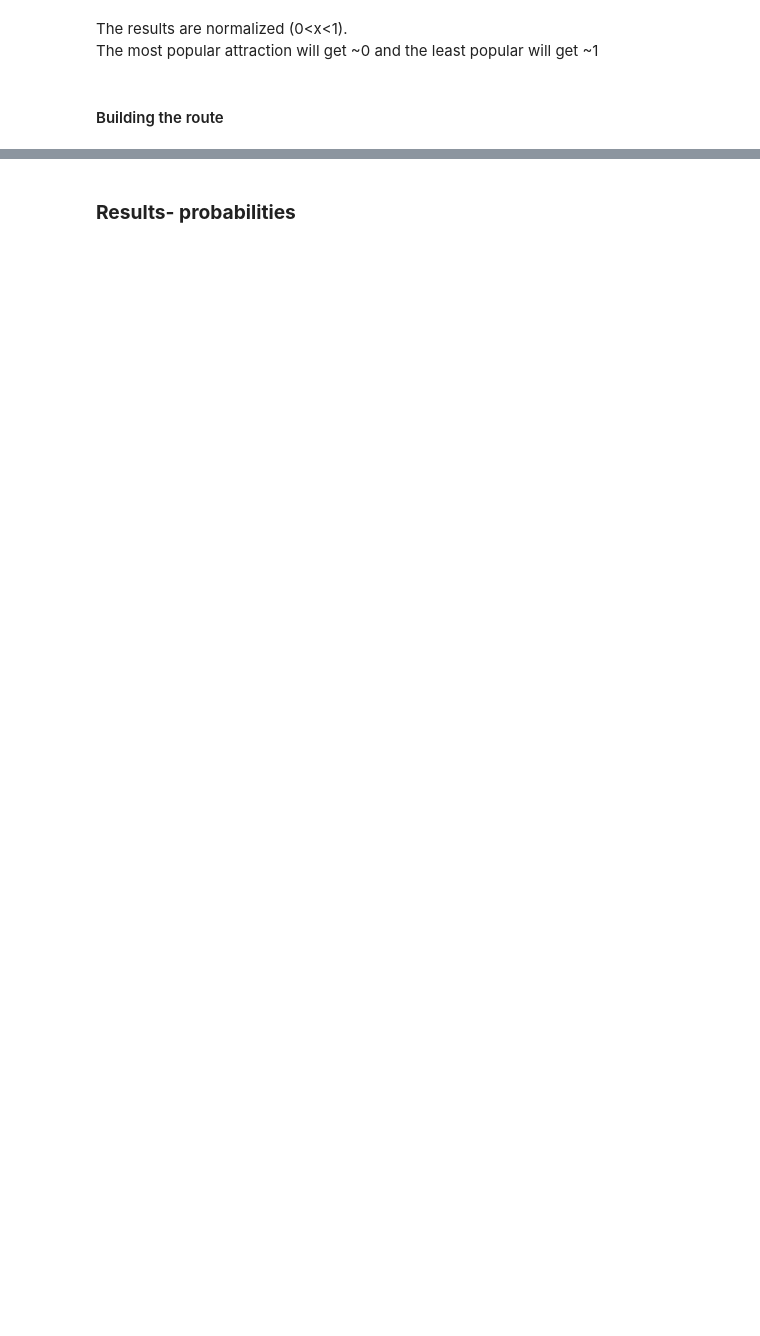
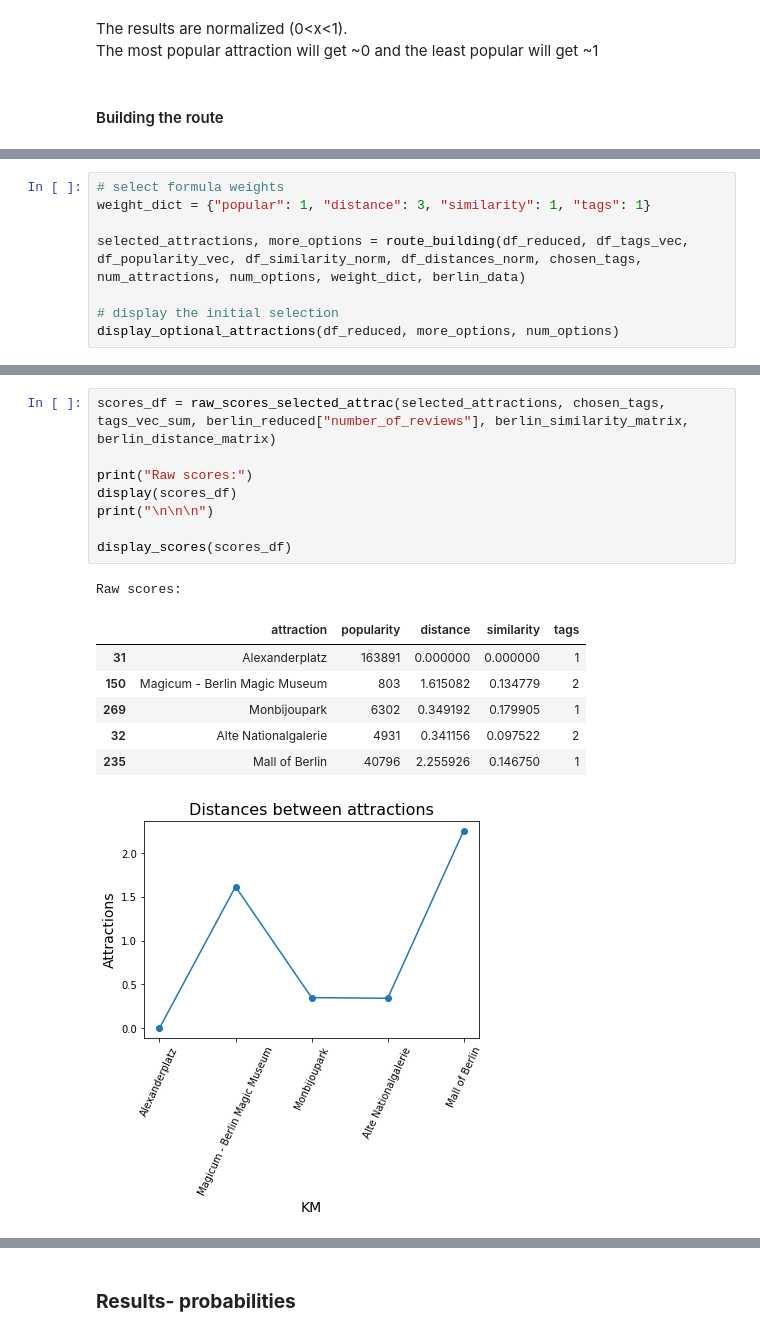
Before and after one commit to HadarBrayerBridgify/Route_building, a Jupyter notebook: route_building.ipynb, the cells around one changed output, grey strips where cells are left out. Saved outputs shown, nothing was run; the diff lists cells and outputs as text; blank space fills up the shorter version.

```diff
--- a/route_building.ipynb
+++ b/route_building.ipynb
@@ -720,0 +2239,8 @@ berlin_distance_matrix.iloc[235][98]
+# %%
+# select formula weights
+weight_dict = {"popular": 1, "distance": 3, "similarity": 1, "tags": 1}
+
+selected_attractions, more_options = route_building(df_reduced, df_tags_vec, df_popularity_vec, df_similarity_norm, df_distances_norm, chosen_tags, num_attractions, num_options, weight_dict, berlin_data)
+
+# display the initial selection
+display_optional_attractions(df_reduced, more_options, num_options)
@@ -720,0 +2266,17 @@ berlin_distance_matrix.iloc[235][98]
+# %%
+scores_df = raw_scores_selected_attrac(selected_attractions, chosen_tags, tags_vec_sum, berlin_reduced["number_of_reviews"], berlin_similarity_matrix, berlin_distance_matrix)
+
+print("Raw scores:")
+display(scores_df)
+print("\n\n\n")
+
+display_scores(scores_df)
+# %% [output]
+Raw scores:
+|  | attraction | popularity | distance | similarity | tags |
+| 31 | Alexanderplatz | 163891 | 0.000000 | 0.000000 | 1 |
+| 150 | Magicum - Berlin Magic Museum | 803 | 1.615082 | 0.134779 | 2 |
+| 269 | Monbijoupark | 6302 | 0.349192 | 0.179905 | 1 |
+| 32 | Alte Nationalgalerie | 4931 | 0.341156 | 0.097522 | 2 |
+| 235 | Mall of Berlin | 40796 | 2.255926 | 0.146750 | 1 |
+[figure, added]
```
Also changed, not shown: parts of 104 cells of this notebook, 8 other files.
